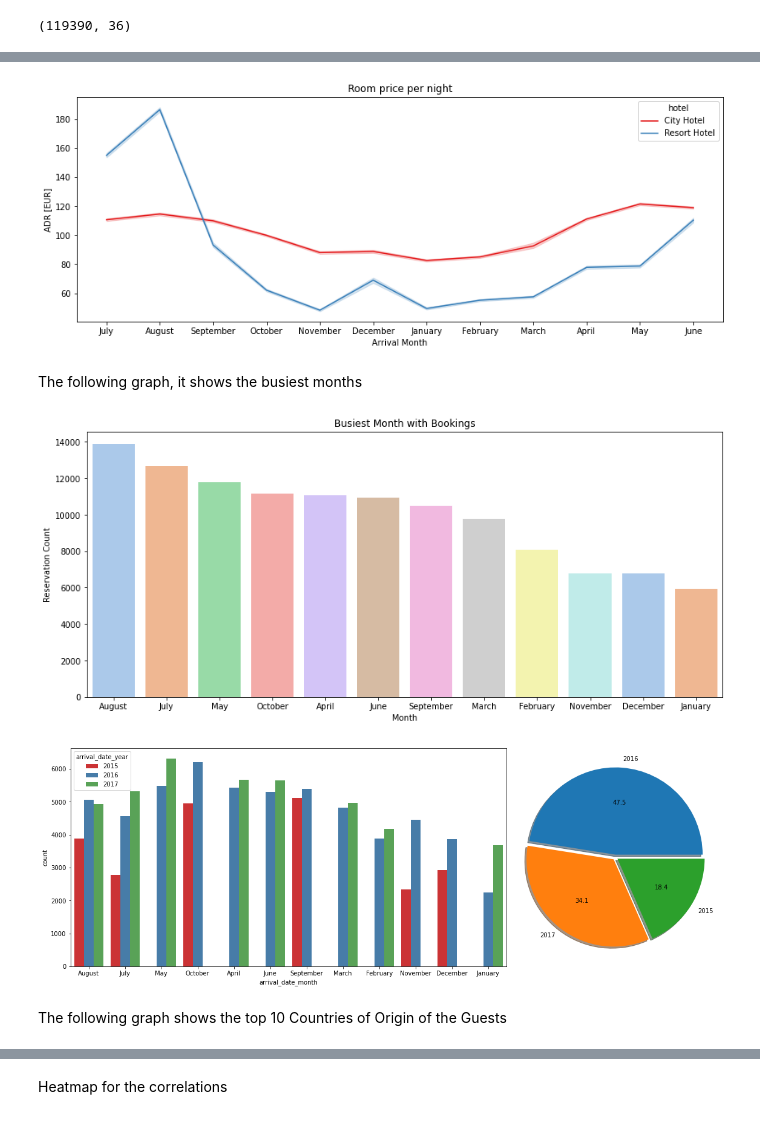
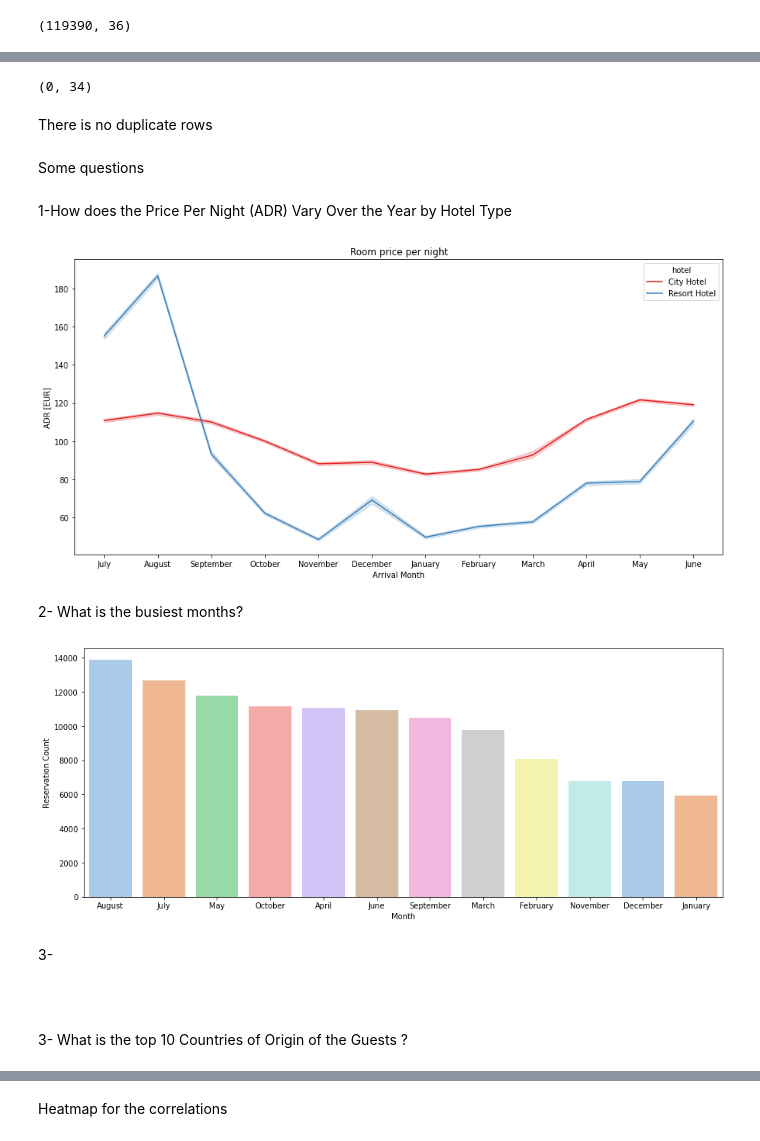
Before and after one commit to ghalih11/projct, a Jupyter notebook: Hotel booking-2.ipynb, the cells around one changed output, grey strips where cells are left out. Saved outputs shown, nothing was run; the diff lists cells and outputs as text; code cells hidden in the pictures.

Commit message:
hotel hotel booking

```diff
--- a/Hotel booking-2.ipynb
+++ b/Hotel booking-2.ipynb
@@ -57,0 +94,2 @@ hotel.describe()
+# %%
+hotel['children'].fillna(hotel['children'].mean(), inplace = True)
@@ -58,3 +98,5 @@ hotel.describe()
+# %%
+hotel['country'].fillna(hotel.country.mode().to_string(), inplace=True)
 # %%
 hotel.isna().sum()
 # %% [output]
@@ -80,2 +119,0 @@ Drop 'company' column from dataset
-# %%
-hotel.drop('company', inplace=False, axis=1)
@@ -96,40 +122,46 @@ hotel.drop('company', inplace=False, axis=1)
+# %%
+hotel[hotel.duplicated()].shape
+# %% [output]
+(0, 34)
+# %% [markdown]
+There is no duplicate rows
+# %%
+# changing datatype of column 'reservation_status_date' to data_type.
+hotel['reservation_status_date'] = pd.to_datetime(hotel['reservation_status_date'], format = '%Y-%m-%d')
+# %% [markdown]
+Some questions
+# %% [markdown]
+1-How does the Price Per Night (ADR) Vary Over the Year by Hotel Type
 # %%
-plt.figure(figsize=(14,5))
+plt.figure(figsize=(15,7))
 sns.lineplot(x = "arrival_date_month", y="adr", hue="hotel", data= hotel,
              hue_order = ["City Hotel", "Resort Hotel"],palette= 'Set1')
 
 plt.title("Room price per night")
 plt.xlabel("Arrival Month")
 plt.ylabel("ADR [EUR]")
 plt.show()
 # %% [output]
-[figure, old version]
+[figure, new version]
-# %% [markdown]
-The following graph, it shows the busiest months
+# %% [markdown]
+2- What is the busiest months?
 # %%
 month_sorted = ['January','February','March','April','May','June','July','August','September','October','November','December']
 
-plt.figure(figsize=(14,6))
+plt.figure(figsize=(15,6))
 sns.countplot(data=hotel ,x='arrival_date_month', palette='pastel',
               order=hotel.value_counts(hotel['arrival_date_month']).index)
 
-plt.title('Busiest Month with Bookings')
+
 plt.xlabel('Month')
 plt.ylabel('Reservation Count')
 plt.show()
 # %% [output]
-[figure, old version]
+[figure, new version]
-# %%
-fig = plt.figure ( figsize = (10,5))
-ax1 = fig.add_axes ([0,0,1,1])
-ax2 = fig.add_axes ([0.75,0,1,1])
-sns.countplot(data=hotel, x='arrival_date_month', ax=ax1,
-              hue='arrival_date_year', order=hotel['arrival_date_month'].value_counts().index, palette="Set1")
-
-years = dict(hotel['arrival_date_year'].value_counts())
-ax2.pie(x=list(years.values()), labels=list(years.keys()), explode=[0.03]*3, autopct='%1.1f', shadow=True);
-# %% [output]
-[figure, removed]
+# %% [markdown]
+3-
+# %% [markdown]
+#
 # %% [markdown]
-The following graph shows the top 10 Countries of Origin of the Guests
+3- What is the top 10 Countries of Origin of the Guests ?
 # %%
```
Also changed, not shown: parts of 27 cells of this notebook.
